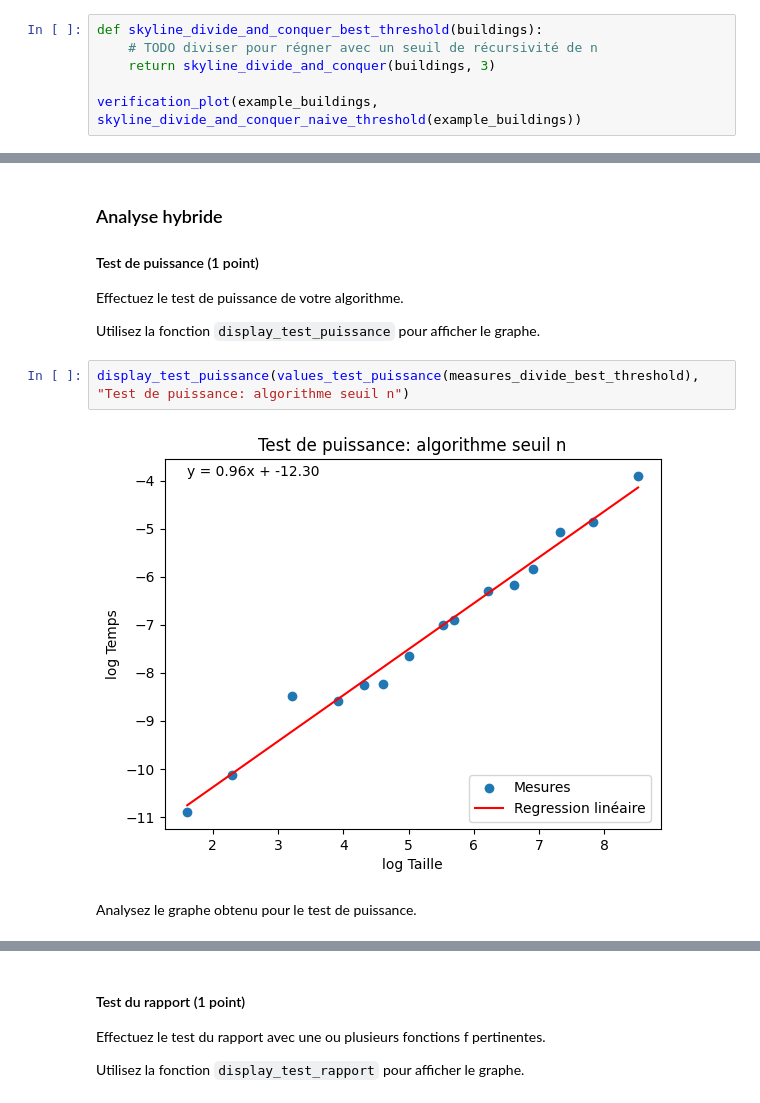
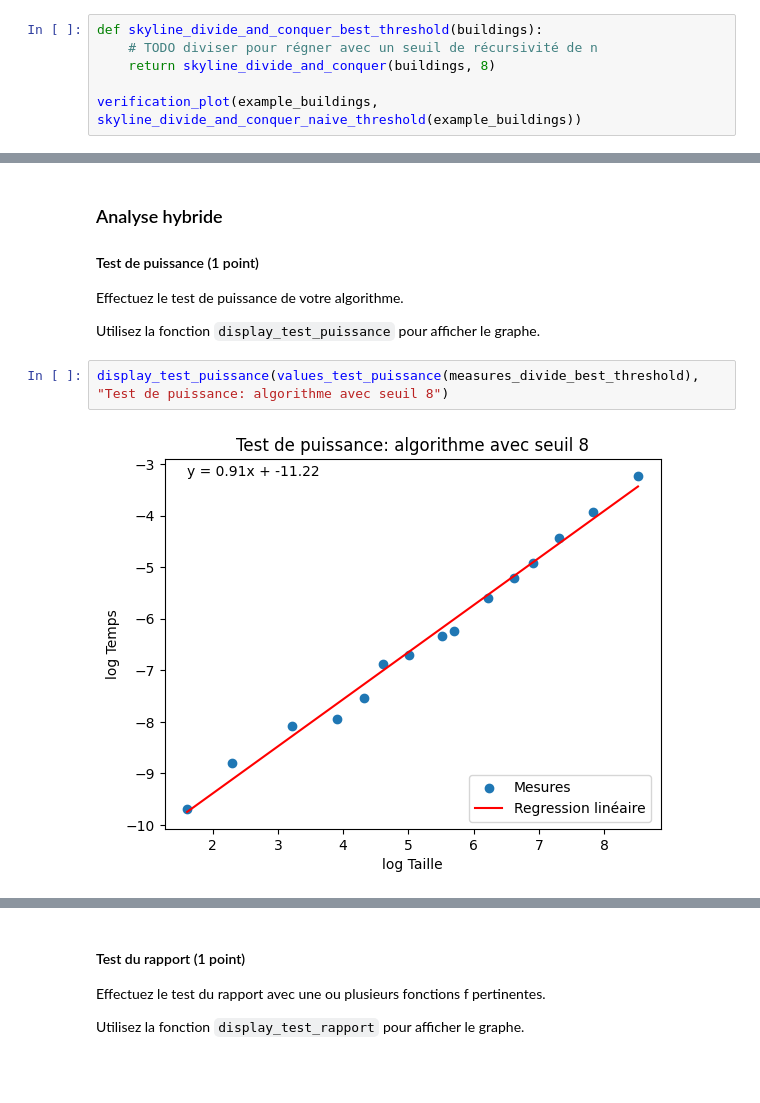
Before and after one commit to TPerronTouchette/INF8775, a Jupyter notebook: TP1_A25/TP1_A25.ipynb, the cells around one changed output, grey strips where cells are left out. Drawn from its saved outputs; the diff is of its cells as text; blank space fills up the shorter version.

```diff
--- a/TP1_A25/TP1_A25.ipynb
+++ b/TP1_A25/TP1_A25.ipynb
@@ -742,7 +730,7 @@ Utilisez la fonction `verification_plot` sur l'exemplaire de présentation du pr
 # %%
 def skyline_divide_and_conquer_best_threshold(buildings):
     # TODO diviser pour régner avec un seuil de récursivité de n
-    return skyline_divide_and_conquer(buildings, 3)
+    return skyline_divide_and_conquer(buildings, 8)
 
 verification_plot(example_buildings, skyline_divide_and_conquer_naive_threshold(example_buildings))
 # %% [output]
@@ -783,8 +771,6 @@ Effectuez le test de puissance de votre algorithme.
 
 Utilisez la fonction `display_test_puissance` pour afficher le graphe.
 # %%
-display_test_puissance(values_test_puissance(measures_divide_best_threshold), "Test de puissance: algorithme seuil n")
+display_test_puissance(values_test_puissance(measures_divide_best_threshold), "Test de puissance: algorithme avec seuil 8")
 # %% [output]
-[figure, old version]
+[figure, new version]
-# %% [markdown]
-Analysez le graphe obtenu pour le test de puissance.
```
Also changed, not shown: parts of 16 cells of this notebook.
